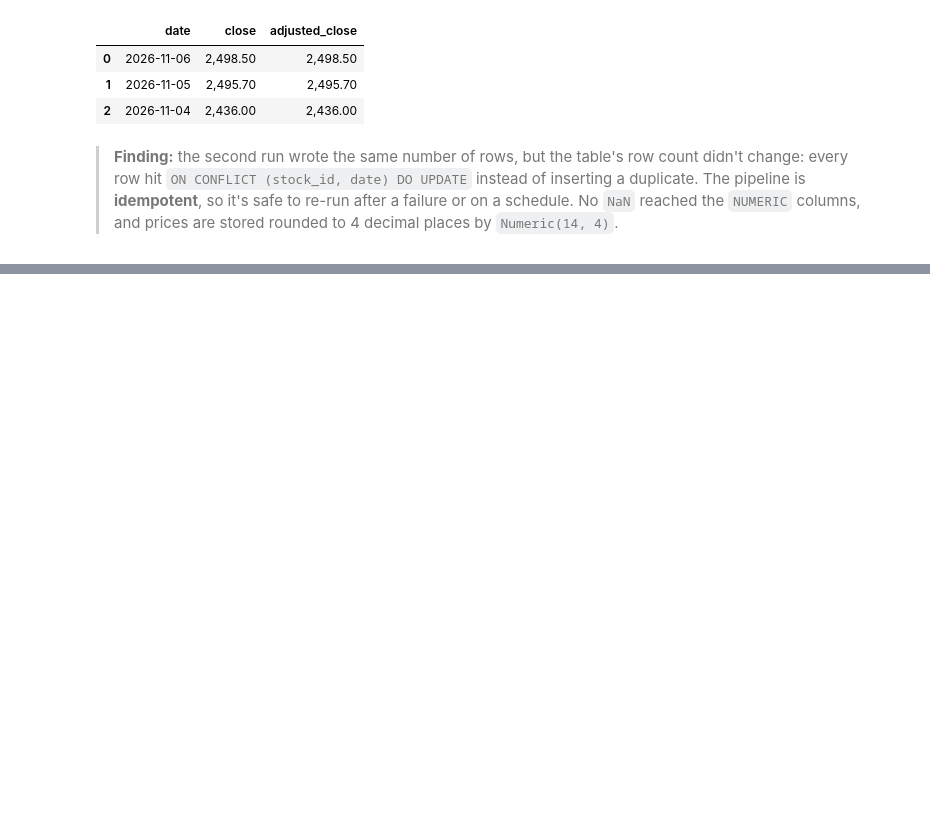
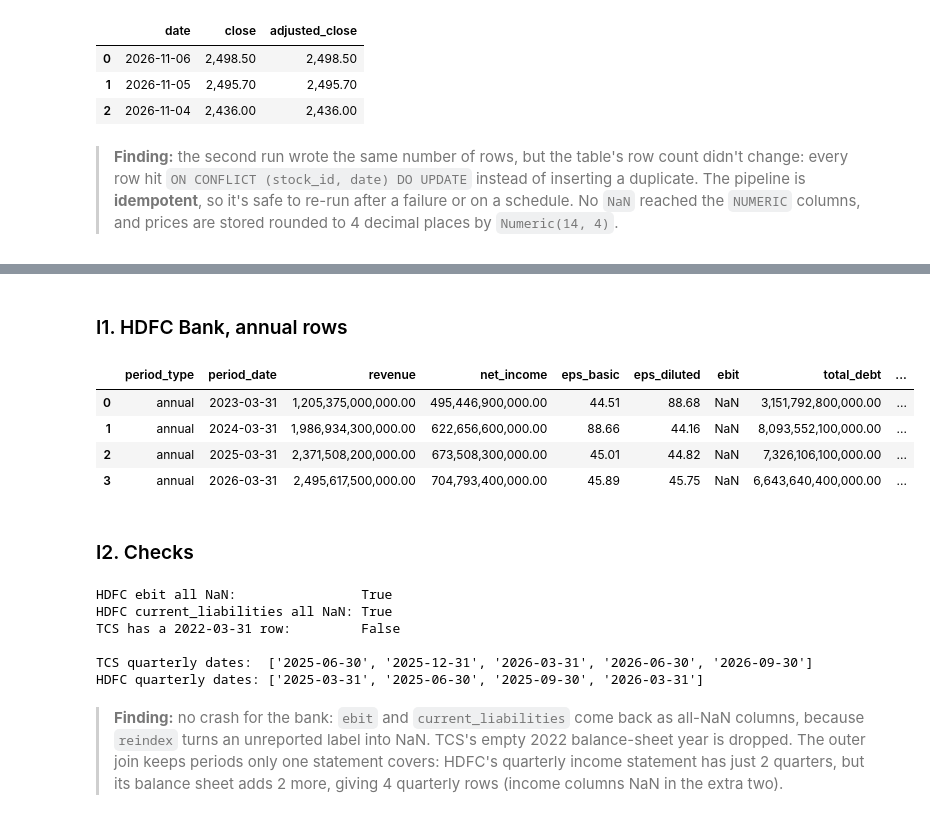
Before and after one commit to bhanu-bhadouria/mosaic-drishti, a Jupyter notebook: notebooks/exploration/02_yfinance_exploration.ipynb, the cells around one changed output, grey strips where cells are left out. Cells and saved outputs as stored; diff of their text form; code cells hidden in the pictures; blank space fills up the shorter version.

```diff
--- a/notebooks/exploration/02_yfinance_exploration.ipynb
+++ b/notebooks/exploration/02_yfinance_exploration.ipynb
@@ -673,0 +679,20 @@ NaN closes: 0
+# %%
+import sys
+from pathlib import Path
+
+ROOT = next(p for p in [Path.cwd(), *Path.cwd().parents] if (p / "pyproject.toml").exists())
+sys.path.insert(0, str(ROOT))
+
+from data.ingestion.financials_ingestion import VALUE_COLUMNS, fetch_financials
+
+fin = {sym: fetch_financials(sym) for sym in (STOCK, BANK)}
+
+pd.DataFrame({
+    sym: {
+        "annual rows": (df.period_type == "annual").sum(),
+        "quarterly rows": (df.period_type == "quarterly").sum(),
+        "all value columns float64": (df[VALUE_COLUMNS].dtypes == "float64").all(),
+        "all-NaN columns": ", ".join(c for c in VALUE_COLUMNS if df[c].isna().all()) or "none",
+    }
+    for sym, df in fin.items()
+})
@@ -673,0 +705,32 @@ NaN closes: 0
+# %% [markdown]
+### I1. HDFC Bank, annual rows
+# %%
+hdfc = fin[BANK]
+hdfc[hdfc.period_type == "annual"]
+# %% [output]
+|  | period_type | period_date | revenue | net_income | eps_basic | eps_diluted | ebit | total_debt | ... |
+| 0 | annual | 2023-03-31 | 1,205,375,000,000.00 | 495,446,900,000.00 | 44.51 | 88.68 | NaN | 3,151,792,800,000.00 | ... |
+| 1 | annual | 2024-03-31 | 1,986,934,300,000.00 | 622,656,600,000.00 | 88.66 | 44.16 | NaN | 8,093,552,100,000.00 | ... |
+| 2 | annual | 2025-03-31 | 2,371,508,200,000.00 | 673,508,300,000.00 | 45.01 | 44.82 | NaN | 7,326,106,100,000.00 | ... |
+| 3 | annual | 2026-03-31 | 2,495,617,500,000.00 | 704,793,400,000.00 | 45.89 | 45.75 | NaN | 6,643,640,400,000.00 | ... |
+# %% [markdown]
+### I2. Checks
+# %%
+from datetime import date
+
+tcs_fin = fin[STOCK]
+print("HDFC ebit all NaN:               ", hdfc["ebit"].isna().all())
+print("HDFC current_liabilities all NaN:", hdfc["current_liabilities"].isna().all())
+print("TCS has a 2022-03-31 row:        ", (tcs_fin.period_date == date(2022, 3, 31)).any())
+print()
+print("TCS quarterly dates: ", [str(d) for d in tcs_fin[tcs_fin.period_type == "quarterly"].period_date])
+print("HDFC quarterly dates:", [str(d) for d in hdfc[hdfc.period_type == "quarterly"].period_date])
+# %% [output]
+HDFC ebit all NaN:                True
+HDFC current_liabilities all NaN: True
+TCS has a 2022-03-31 row:         False
+
+TCS quarterly dates:  ['2025-06-30', '2025-12-31', '2026-03-31', '2026-06-30', '2026-09-30']
+HDFC quarterly dates: ['2025-03-31', '2025-06-30', '2025-09-30', '2026-03-31']
+# %% [markdown]
+> **Finding:** no crash for the bank: `ebit` and `current_liabilities` come back as all-NaN columns, because `reindex` turns an unreported label into NaN. TCS's empty 2022 balance-sheet year is dropped. The outer join keeps periods only one statement covers: HDFC's quarterly income statement has just 2 quarters, but its balance sheet adds 2 more, giving 4 quarterly rows (income columns NaN in the extra two).
```
Also changed, not shown: parts of 42 cells of this notebook, 6 other files.
